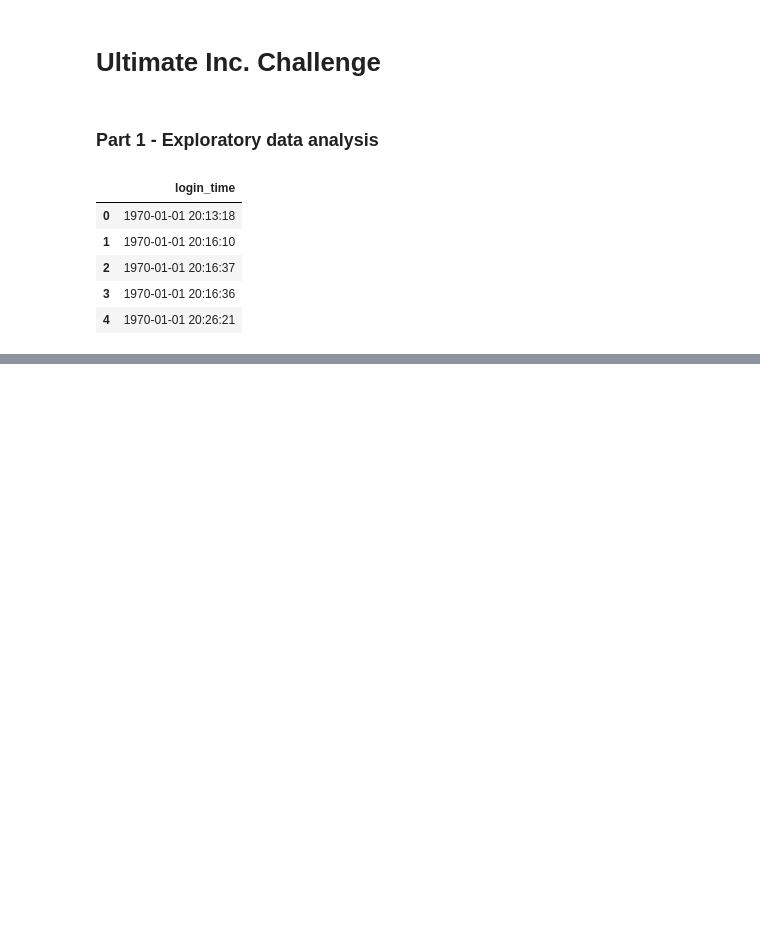
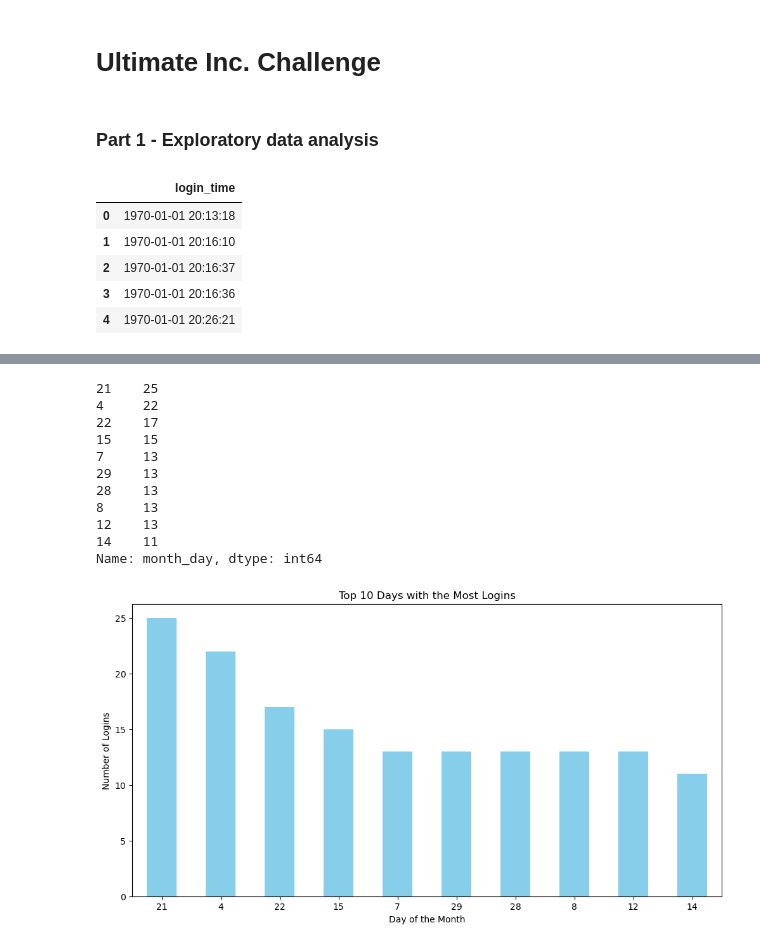
Before and after one commit to sabheen9/ultimate_challenge, a Jupyter notebook: Ultimate.ipynb, the cells around one changed output, grey strips where cells are left out. Cells and saved outputs as stored; diff of their text form; code cells hidden in the pictures; blank space fills up the shorter version.

```diff
--- a/Ultimate.ipynb
+++ b/Ultimate.ipynb
@@ -33,0 +102,14 @@ memory usage: 727.8 KB
+# %%
+
+#create new column month_day
+logins_count = logins_count.assign(month_day=logins_count.index.day)
+
+#create new column weekday
+logins_count = logins_count.assign(weekday=logins_count.index.weekday)
+
+#create new column month
+logins_count = logins_count.assign(month=logins_count.index.month)
+
+
+
+logins_count.tail()
@@ -33,0 +124,29 @@ memory usage: 727.8 KB
+# %%
+max_value = np.quantile(logins_count,0.99)
+logins_data = logins_count[logins_count['count']>max_value]
+
+# Count and print the top 10 values
+top_days = logins_data['month_day'].value_counts().head(10)
+print(top_days)
+
+# Plotting
+plt.figure(figsize=(12, 6))
+top_days.plot(kind='bar', color='skyblue')
+plt.xlabel('Day of the Month')
+plt.ylabel('Number of Logins')
+plt.title('Top 10 Days with the Most Logins')
+plt.xticks(rotation=0)  # Rotate x-axis labels for better readability
+plt.show()
+# %% [output]
+21    25
+4     22
+22    17
+15    15
+7     13
+29    13
+28    13
+8     13
+12    13
+14    11
+Name: month_day, dtype: int64
+[figure, added]
```
Also changed, not shown: parts of 14 cells of this notebook.
